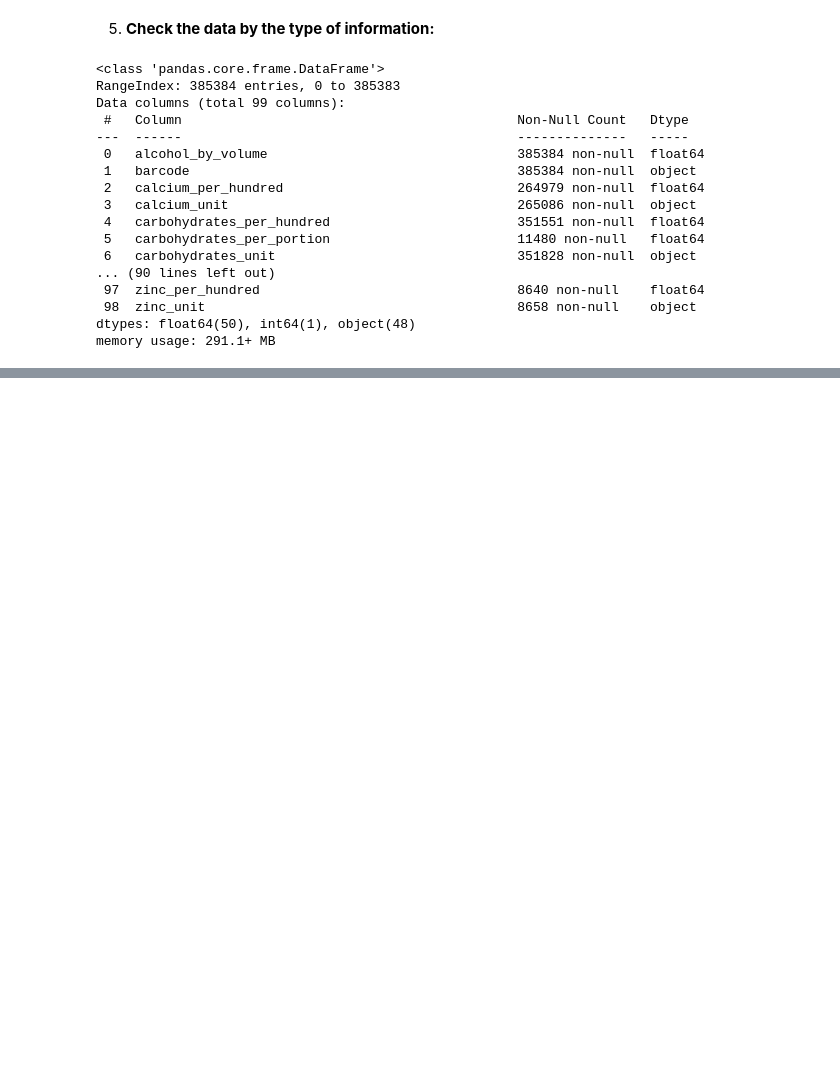
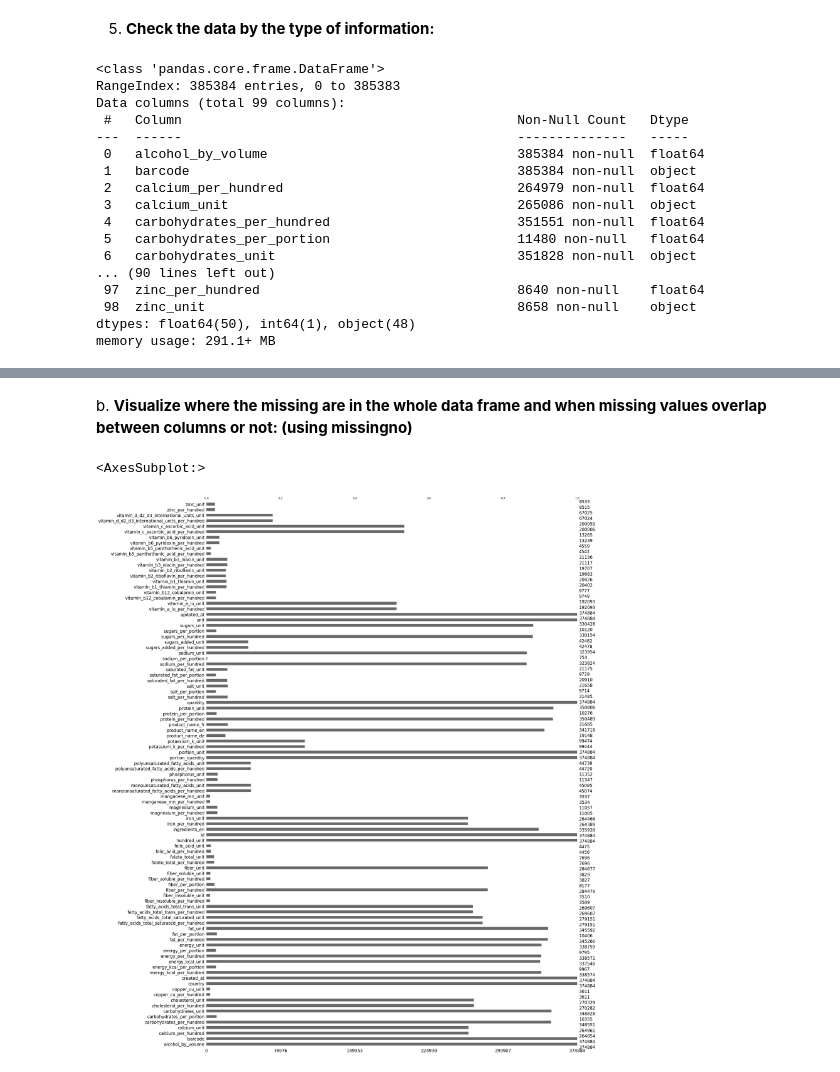
Before and after one commit to maharhandi/Intro_data_analysis, a Jupyter notebook: OpenFood/OpenFood_data_analysis.ipynb, the cells around one changed output, grey strips where cells are left out. Cells and saved outputs as stored; diff of their text form; code cells hidden in the pictures; blank space fills up the shorter version.

Commit message:
Finished Task B
Data Cleaning

```diff
--- a/OpenFood/OpenFood_data_analysis.ipynb
+++ b/OpenFood/OpenFood_data_analysis.ipynb
@@ -104,0 +133,2 @@ other_cols = other_cols.drop(columns=list_drop)
+# %%
+df.drop_duplicates(["id"], inplace=True)
@@ -104,0 +173,7 @@ other_cols = other_cols.drop(columns=list_drop)
+# %% [markdown]
+   b. **Visualize where the missing are in the whole data frame and when missing values overlap between columns or not: (using missingno)**
+# %%
+msno.bar(df)
+# %% [output]
+<AxesSubplot:>
+[figure, added]
```
Also changed, not shown: parts of 70 cells of this notebook.
